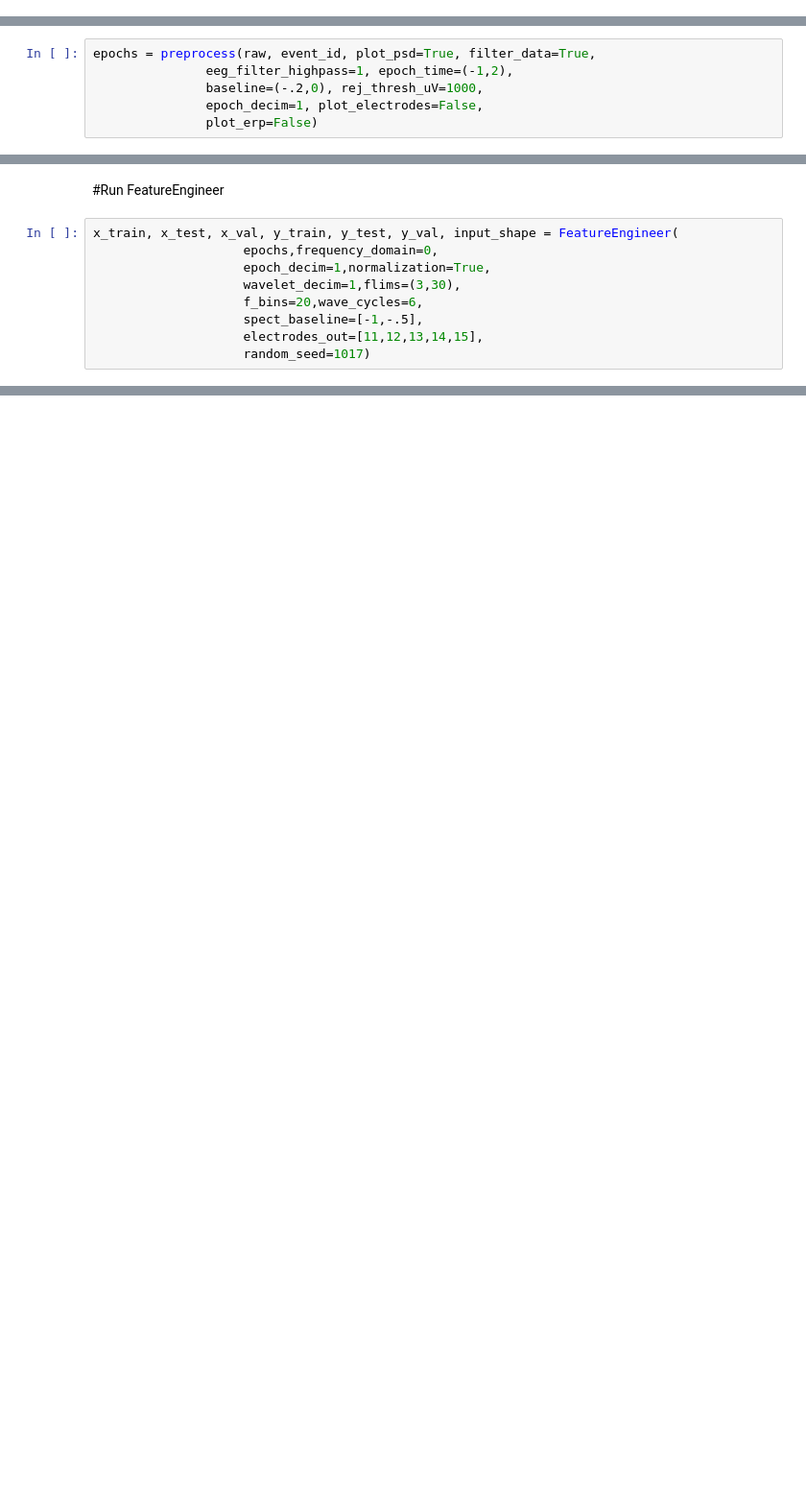
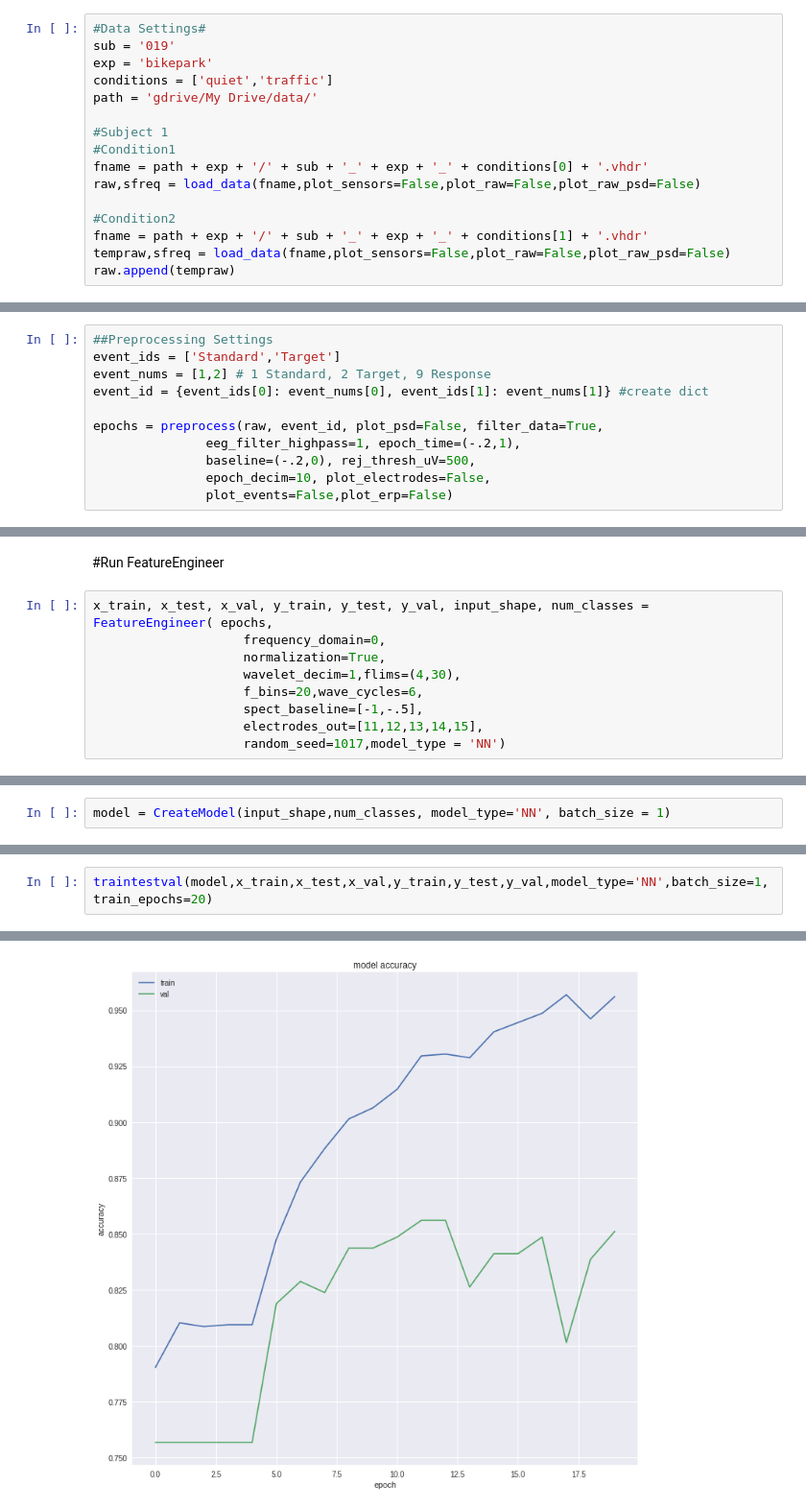
Before and after one commit to kylemath/DeepEEG, a Jupyter notebook: notebooks/DeepEEG.ipynb, the cells around one changed output, grey strips where cells are left out. Shown at 96% size. Cells and saved outputs as stored; diff of their text form; blank space fills up the shorter version.

Commit message:
Fully encapsulated and working, likely many bugs with different settings,

```diff
--- a/notebooks/DeepEEG.ipynb
+++ b/notebooks/DeepEEG.ipynb
@@ -386,8 +463,29 @@ Effective window size : 4.096 (s)
+# %%
+#Data Settings#
+sub = '019'
+exp = 'bikepark'
+conditions = ['quiet','traffic']
+path = 'gdrive/My Drive/data/'
+
+#Subject 1
+#Condition1
+fname = path + exp + '/' + sub + '_' + exp + '_' + conditions[0] + '.vhdr'
+raw,sfreq = load_data(fname,plot_sensors=False,plot_raw=False,plot_raw_psd=False)
+
+#Condition2
+fname = path + exp + '/' + sub + '_' + exp + '_' + conditions[1] + '.vhdr'
+tempraw,sfreq = load_data(fname,plot_sensors=False,plot_raw=False,plot_raw_psd=False)
+raw.append(tempraw)
 # %% [markdown]
 #Run Preprocessing
 # %%
-epochs = preprocess(raw, event_id, plot_psd=True, filter_data=True,
-               eeg_filter_highpass=1, epoch_time=(-1,2),
-               baseline=(-.2,0), rej_thresh_uV=1000,
-               epoch_decim=1, plot_electrodes=False,
-               plot_erp=False)
+##Preprocessing Settings
+event_ids = ['Standard','Target']
+event_nums = [1,2] # 1 Standard, 2 Target, 9 Response
+event_id = {event_ids[0]: event_nums[0], event_ids[1]: event_nums[1]} #create dict
+
+epochs = preprocess(raw, event_id, plot_psd=False, filter_data=True,
+               eeg_filter_highpass=1, epoch_time=(-.2,1),
+               baseline=(-.2,0), rej_thresh_uV=500,
+               epoch_decim=10, plot_electrodes=False,
+               plot_events=False,plot_erp=False)
@@ -402,11 +492,11 @@ sample drop %:  17.149958574979284
 # %% [markdown]
 #Run FeatureEngineer
 # %%
-x_train, x_test, x_val, y_train, y_test, y_val, input_shape = FeatureEngineer(
-                    epochs,frequency_domain=0,
-                    epoch_decim=1,normalization=True,
-                    wavelet_decim=1,flims=(3,30),
+x_train, x_test, x_val, y_train, y_test, y_val, input_shape, num_classes = FeatureEngineer( epochs,
+                    frequency_domain=0,
+                    normalization=True,
+                    wavelet_decim=1,flims=(4,30),
                     f_bins=20,wave_cycles=6,
                     spect_baseline=[-1,-.5],
                     electrodes_out=[11,12,13,14,15],
-                    random_seed=1017)
+                    random_seed=1017,model_type = 'NN')
@@ -585,0 +505,2 @@ Test accuracy: 0.735632183908046
+# %%
+model = CreateModel(input_shape,num_classes, model_type='NN', batch_size = 1)
@@ -585,0 +509,3 @@ Test accuracy: 0.735632183908046
+# %%
+traintestval(model,x_train,x_test,x_val,y_train,y_test,y_val,model_type='NN',batch_size=1,train_epochs=20)
+# %% [output]
@@ -585,0 +529 @@ Test accuracy: 0.735632183908046
+[figure, added]
```
Also changed, not shown: parts of 18 cells of this notebook.
